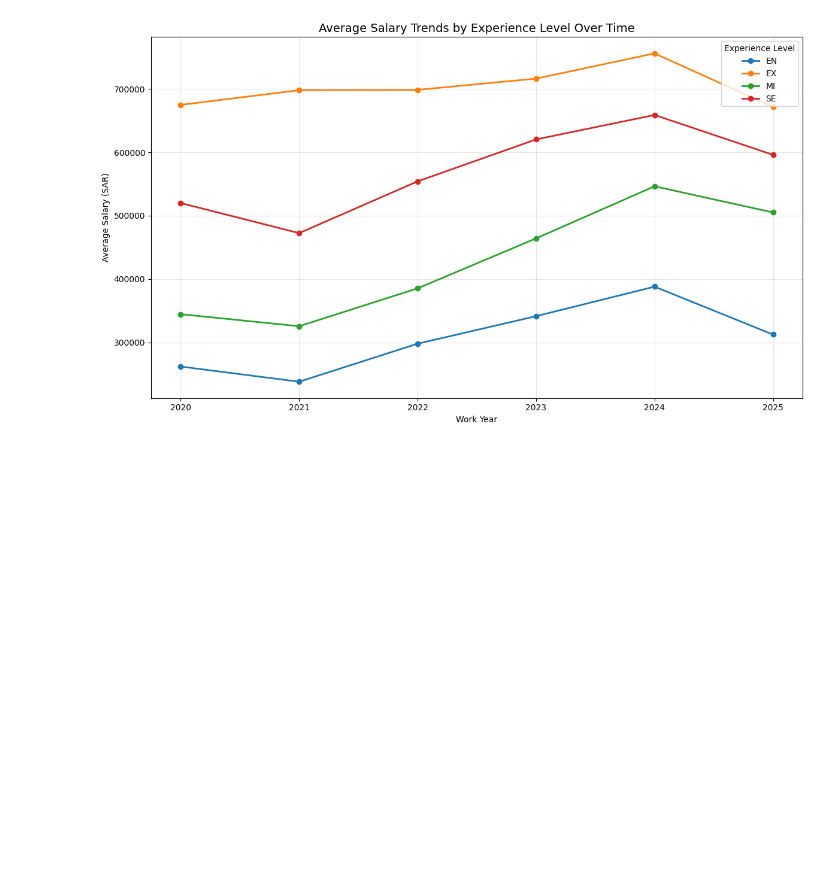
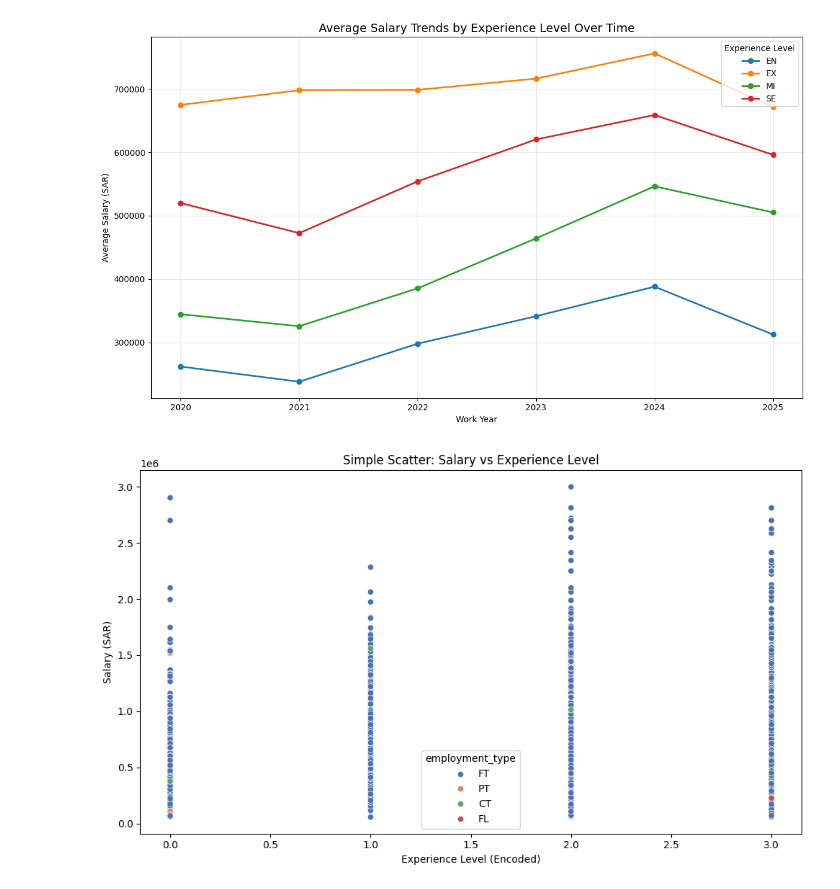
Before and after one commit to Mohab0P/salaries-analysis-and-prediction, a Jupyter notebook: modl.ipynb, the cells around one changed output. Saved outputs shown, nothing was run; the diff lists cells and outputs as text; code cells hidden in the pictures; blank space fills up the shorter version.

Commit message:
SLAP6: Apply 3 multivariate plot Multivariate Scatter Plot Heatmap Grouped Box Plot

```diff
--- a/modl.ipynb
+++ b/modl.ipynb
@@ -203,3 +204,19 @@ plt.tight_layout()
 plt.show()
 # %% [output]
 [figure]
+# %%
+plt.figure(figsize=(10, 6))
+sns.scatterplot(
+    data=df,
+    x="experience_level_encoded",
+    y="salary",
+    hue="employment_type",
+    palette="deep"
+)
+plt.title("Simple Scatter: Salary vs Experience Level")
+plt.xlabel("Experience Level (Encoded)")
+plt.ylabel("Salary (SAR)")
+plt.tight_layout()
+plt.show()
+# %% [output]
+[figure, added]
```
Also changed, not shown: parts of 3 cells of this notebook.
